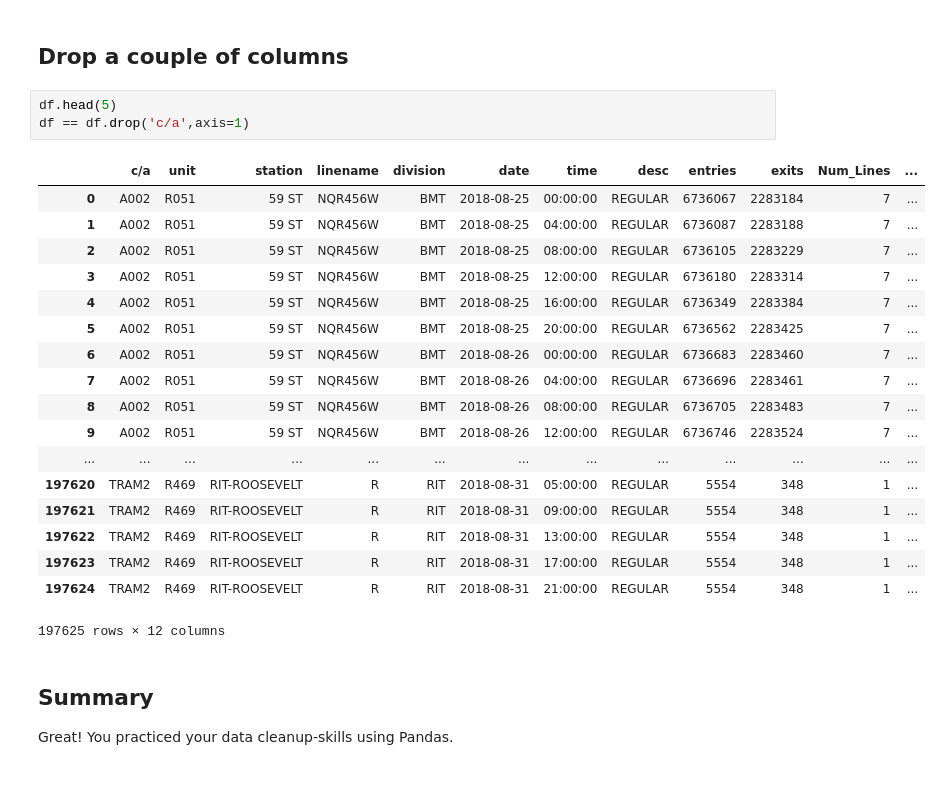
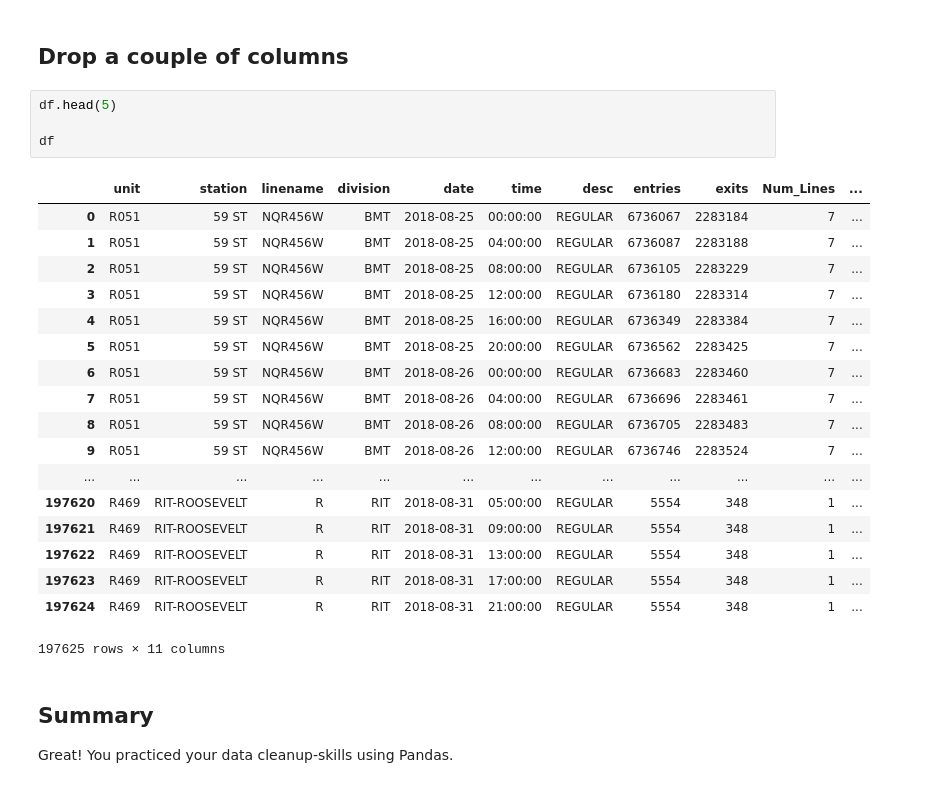
Before and after one commit to quannguyen234/dsc-pandas-series-and-dataframes-lab-nyc-ds-082619, a Jupyter notebook: index.ipynb, the cells around one changed output. Cells and saved outputs as stored; diff of their text form.

```diff
--- a/index.ipynb
+++ b/index.ipynb
@@ -165,26 +165,27 @@ What is misleading about the day of week and weekend/weekday charts you just plo
 ## Drop a couple of columns
 # %%
 df.head(5)
-df == df.drop('c/a',axis=1)
+
+df
 # %% [output]
-|  | c/a | unit | station | linename | division | date | time | desc | entries | exits | Num_Lines | ... |
-| 0 | A002 | R051 | 59 ST | NQR456W | BMT | 2018-08-25 | 00:00:00 | REGULAR | 6736067 | 2283184 | 7 | ... |
-| 1 | A002 | R051 | 59 ST | NQR456W | BMT | 2018-08-25 | 04:00:00 | REGULAR | 6736087 | 2283188 | 7 | ... |
-| 2 | A002 | R051 | 59 ST | NQR456W | BMT | 2018-08-25 | 08:00:00 | REGULAR | 6736105 | 2283229 | 7 | ... |
-| 3 | A002 | R051 | 59 ST | NQR456W | BMT | 2018-08-25 | 12:00:00 | REGULAR | 6736180 | 2283314 | 7 | ... |
-| 4 | A002 | R051 | 59 ST | NQR456W | BMT | 2018-08-25 | 16:00:00 | REGULAR | 6736349 | 2283384 | 7 | ... |
-| 5 | A002 | R051 | 59 ST | NQR456W | BMT | 2018-08-25 | 20:00:00 | REGULAR | 6736562 | 2283425 | 7 | ... |
-| 6 | A002 | R051 | 59 ST | NQR456W | BMT | 2018-08-26 | 00:00:00 | REGULAR | 6736683 | 2283460 | 7 | ... |
-| 7 | A002 | R051 | 59 ST | NQR456W | BMT | 2018-08-26 | 04:00:00 | REGULAR | 6736696 | 2283461 | 7 | ... |
-| 8 | A002 | R051 | 59 ST | NQR456W | BMT | 2018-08-26 | 08:00:00 | REGULAR | 6736705 | 2283483 | 7 | ... |
-| 9 | A002 | R051 | 59 ST | NQR456W | BMT | 2018-08-26 | 12:00:00 | REGULAR | 6736746 | 2283524 | 7 | ... |
-| ... | ... | ... | ... | ... | ... | ... | ... | ... | ... | ... | ... | ... |
-| 197620 | TRAM2 | R469 | RIT-ROOSEVELT | R | RIT | 2018-08-31 | 05:00:00 | REGULAR | 5554 | 348 | 1 | ... |
-| 197621 | TRAM2 | R469 | RIT-ROOSEVELT | R | RIT | 2018-08-31 | 09:00:00 | REGULAR | 5554 | 348 | 1 | ... |
-| 197622 | TRAM2 | R469 | RIT-ROOSEVELT | R | RIT | 2018-08-31 | 13:00:00 | REGULAR | 5554 | 348 | 1 | ... |
-| 197623 | TRAM2 | R469 | RIT-ROOSEVELT | R | RIT | 2018-08-31 | 17:00:00 | REGULAR | 5554 | 348 | 1 | ... |
-| 197624 | TRAM2 | R469 | RIT-ROOSEVELT | R | RIT | 2018-08-31 | 21:00:00 | REGULAR | 5554 | 348 | 1 | ... |
+|  | unit | station | linename | division | date | time | desc | entries | exits | Num_Lines | ... |
+| 0 | R051 | 59 ST | NQR456W | BMT | 2018-08-25 | 00:00:00 | REGULAR | 6736067 | 2283184 | 7 | ... |
+| 1 | R051 | 59 ST | NQR456W | BMT | 2018-08-25 | 04:00:00 | REGULAR | 6736087 | 2283188 | 7 | ... |
+| 2 | R051 | 59 ST | NQR456W | BMT | 2018-08-25 | 08:00:00 | REGULAR | 6736105 | 2283229 | 7 | ... |
+| 3 | R051 | 59 ST | NQR456W | BMT | 2018-08-25 | 12:00:00 | REGULAR | 6736180 | 2283314 | 7 | ... |
+| 4 | R051 | 59 ST | NQR456W | BMT | 2018-08-25 | 16:00:00 | REGULAR | 6736349 | 2283384 | 7 | ... |
+| 5 | R051 | 59 ST | NQR456W | BMT | 2018-08-25 | 20:00:00 | REGULAR | 6736562 | 2283425 | 7 | ... |
+| 6 | R051 | 59 ST | NQR456W | BMT | 2018-08-26 | 00:00:00 | REGULAR | 6736683 | 2283460 | 7 | ... |
+| 7 | R051 | 59 ST | NQR456W | BMT | 2018-08-26 | 04:00:00 | REGULAR | 6736696 | 2283461 | 7 | ... |
+| 8 | R051 | 59 ST | NQR456W | BMT | 2018-08-26 | 08:00:00 | REGULAR | 6736705 | 2283483 | 7 | ... |
+| 9 | R051 | 59 ST | NQR456W | BMT | 2018-08-26 | 12:00:00 | REGULAR | 6736746 | 2283524 | 7 | ... |
+| ... | ... | ... | ... | ... | ... | ... | ... | ... | ... | ... | ... |
+| 197620 | R469 | RIT-ROOSEVELT | R | RIT | 2018-08-31 | 05:00:00 | REGULAR | 5554 | 348 | 1 | ... |
+| 197621 | R469 | RIT-ROOSEVELT | R | RIT | 2018-08-31 | 09:00:00 | REGULAR | 5554 | 348 | 1 | ... |
+| 197622 | R469 | RIT-ROOSEVELT | R | RIT | 2018-08-31 | 13:00:00 | REGULAR | 5554 | 348 | 1 | ... |
+| 197623 | R469 | RIT-ROOSEVELT | R | RIT | 2018-08-31 | 17:00:00 | REGULAR | 5554 | 348 | 1 | ... |
+| 197624 | R469 | RIT-ROOSEVELT | R | RIT | 2018-08-31 | 21:00:00 | REGULAR | 5554 | 348 | 1 | ... |
-197625 rows × 12 columns
+197625 rows × 11 columns
 # %% [markdown]
 ## Summary
 
```
